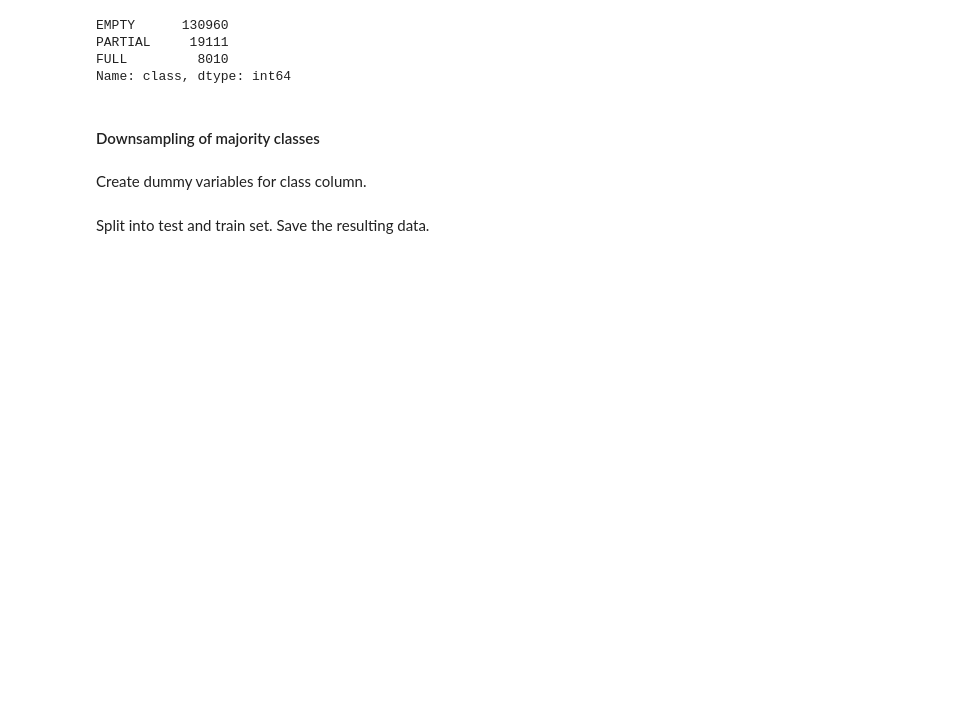
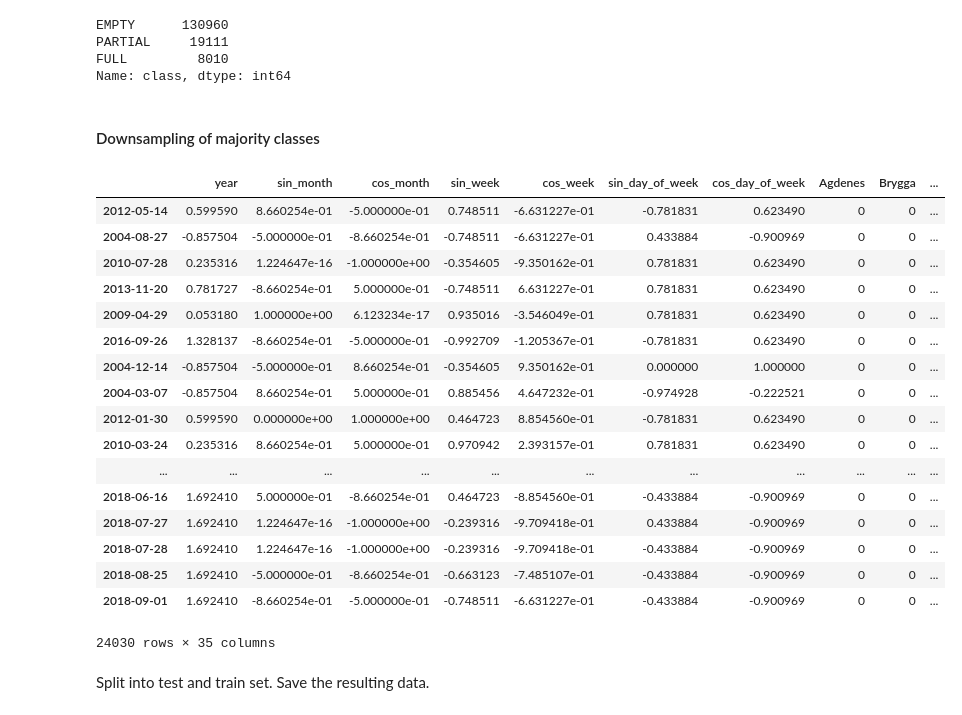
Before and after one commit to espenmeidell/koiene-ml, a Jupyter notebook: Data Processing.ipynb, the cells around one changed output. Drawn from its saved outputs; the diff is of its cells as text; code cells hidden in the pictures; blank space fills up the shorter version.

```diff
--- a/Data Processing.ipynb
+++ b/Data Processing.ipynb
@@ -171,6 +171,8 @@ EMPTY      130960
 PARTIAL     19111
 FULL         8010
 Name: class, dtype: int64
+# %%
+class_to_num = {"EMPTY": 0, "PARTIAL": 1, "FULL": 2}
 # %% [markdown]
 #### Downsampling of majority classes
 # %%
@@ -182,11 +184,30 @@ df_empty_down = resample(df_empty, replace=False, n_samples=n)
 df_partial_down = resample(df_partial, replace=False, n_samples=n)
 
 df_downsampled = pd.concat([df_empty_down, df_partial_down, df_full])
+df_downsampled["target"] = df_downsampled["class"]
+df_downsampled = df_downsampled.drop("class", axis=1)
+df_downsampled["target"] = df_downsampled["target"].replace(class_to_num)
-# %% [markdown]
-Create dummy variables for class column.
-# %%
-df_downsampled = pd.concat([df_downsampled, pd.get_dummies(df_downsampled["class"])], axis=1)
-df_downsampled = df_downsampled.drop("class", axis=1)
+# %%
+df_downsampled
+# %% [output]
+|  | year | sin_month | cos_month | sin_week | cos_week | sin_day_of_week | cos_day_of_week | Agdenes | Brygga | ... |
+| 2012-05-14 | 0.599590 | 8.660254e-01 | -5.000000e-01 | 0.748511 | -6.631227e-01 | -0.781831 | 0.623490 | 0 | 0 | ... |
+| 2004-08-27 | -0.857504 | -5.000000e-01 | -8.660254e-01 | -0.748511 | -6.631227e-01 | 0.433884 | -0.900969 | 0 | 0 | ... |
+| 2010-07-28 | 0.235316 | 1.224647e-16 | -1.000000e+00 | -0.354605 | -9.350162e-01 | 0.781831 | 0.623490 | 0 | 0 | ... |
+| 2013-11-20 | 0.781727 | -8.660254e-01 | 5.000000e-01 | -0.748511 | 6.631227e-01 | 0.781831 | 0.623490 | 0 | 0 | ... |
+| 2009-04-29 | 0.053180 | 1.000000e+00 | 6.123234e-17 | 0.935016 | -3.546049e-01 | 0.781831 | 0.623490 | 0 | 0 | ... |
+| 2016-09-26 | 1.328137 | -8.660254e-01 | -5.000000e-01 | -0.992709 | -1.205367e-01 | -0.781831 | 0.623490 | 0 | 0 | ... |
+| 2004-12-14 | -0.857504 | -5.000000e-01 | 8.660254e-01 | -0.354605 | 9.350162e-01 | 0.000000 | 1.000000 | 0 | 0 | ... |
+| 2004-03-07 | -0.857504 | 8.660254e-01 | 5.000000e-01 | 0.885456 | 4.647232e-01 | -0.974928 | -0.222521 | 0 | 0 | ... |
+| 2012-01-30 | 0.599590 | 0.000000e+00 | 1.000000e+00 | 0.464723 | 8.854560e-01 | -0.781831 | 0.623490 | 0 | 0 | ... |
+| 2010-03-24 | 0.235316 | 8.660254e-01 | 5.000000e-01 | 0.970942 | 2.393157e-01 | 0.781831 | 0.623490 | 0 | 0 | ... |
+| ... | ... | ... | ... | ... | ... | ... | ... | ... | ... | ... |
+| 2018-06-16 | 1.692410 | 5.000000e-01 | -8.660254e-01 | 0.464723 | -8.854560e-01 | -0.433884 | -0.900969 | 0 | 0 | ... |
+| 2018-07-27 | 1.692410 | 1.224647e-16 | -1.000000e+00 | -0.239316 | -9.709418e-01 | 0.433884 | -0.900969 | 0 | 0 | ... |
+| 2018-07-28 | 1.692410 | 1.224647e-16 | -1.000000e+00 | -0.239316 | -9.709418e-01 | -0.433884 | -0.900969 | 0 | 0 | ... |
+| 2018-08-25 | 1.692410 | -5.000000e-01 | -8.660254e-01 | -0.663123 | -7.485107e-01 | -0.433884 | -0.900969 | 0 | 0 | ... |
+| 2018-09-01 | 1.692410 | -8.660254e-01 | -5.000000e-01 | -0.748511 | -6.631227e-01 | -0.433884 | -0.900969 | 0 | 0 | ... |
+24030 rows × 35 columns
 # %% [markdown]
 Split into test and train set. Save the resulting data.
 # %%
```
Also changed, not shown: 1 other file.
